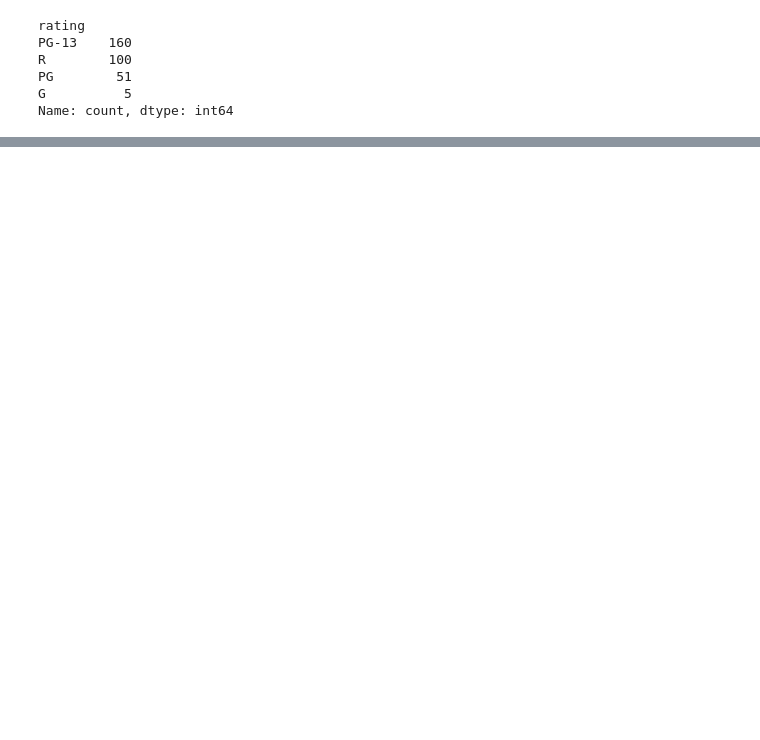
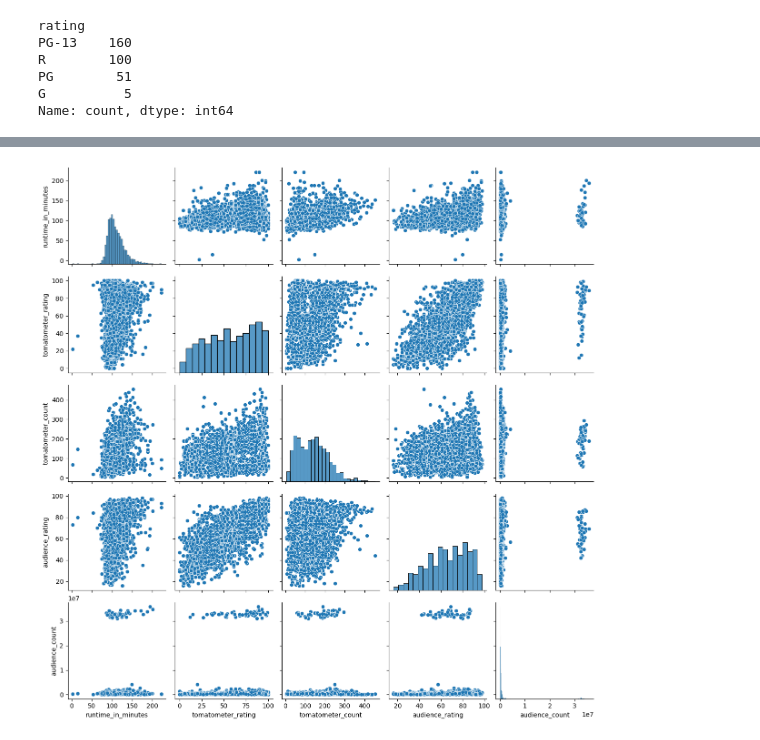
Before and after one commit to Jdalarmi/DataScience, a Jupyter notebook: app/Movie_Ratings/Assigment_solution.ipynb, the cells around one changed output, grey strips where cells are left out. Drawn from its saved outputs; the diff is of its cells as text; code cells hidden in the pictures; blank space fills up the shorter version.

```diff
--- a/app/Movie_Ratings/Assigment_solution.ipynb
+++ b/app/Movie_Ratings/Assigment_solution.ipynb
@@ -138,0 +193,4 @@ Name: audience_rating, dtype: float64
+# %%
+sns.pairplot(movies_popular.iloc[:, :-3]);
+# %% [output]
+[figure, added]
```
Also changed, not shown: parts of 17 cells of this notebook.
